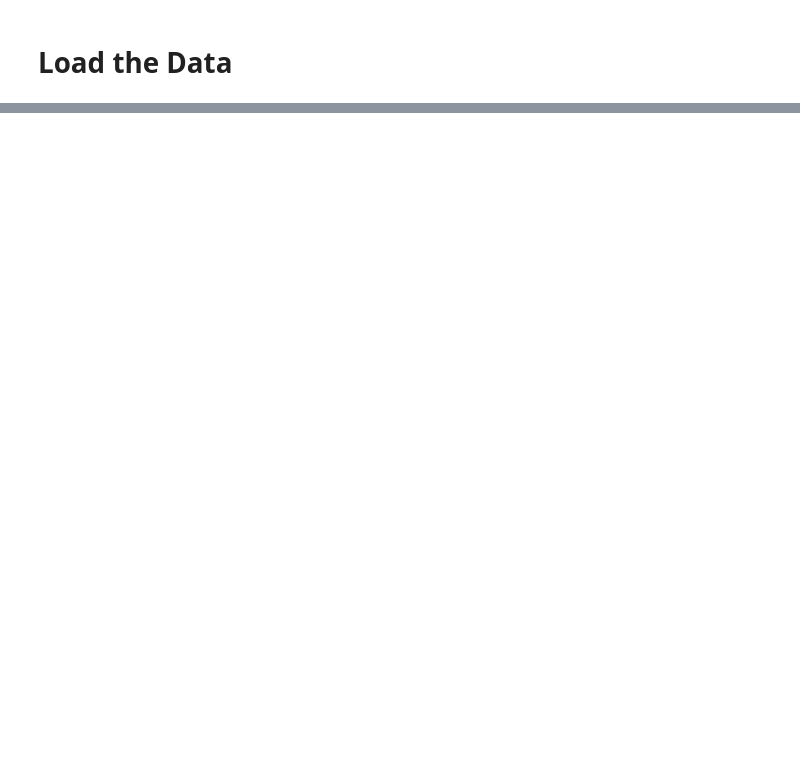
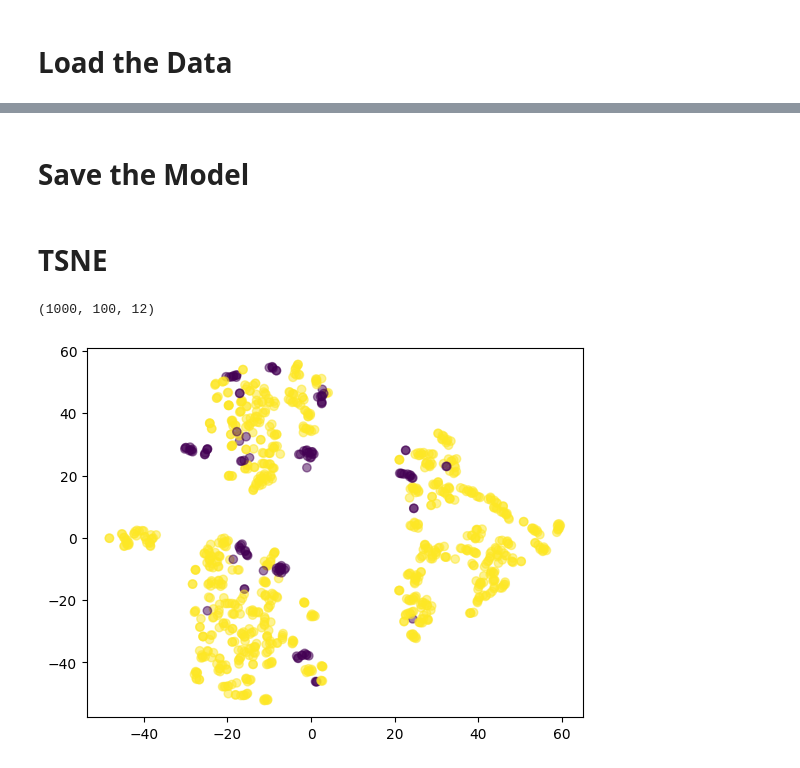
Before and after one commit to raaifhadadi/FYP, a Jupyter notebook: PTB_XL_AE.ipynb, the cells around one changed output, grey strips where cells are left out. Saved outputs shown, nothing was run; the diff lists cells and outputs as text; code cells hidden in the pictures; blank space fills up the shorter version.

```diff
--- a/PTB_XL_AE.ipynb
+++ b/PTB_XL_AE.ipynb
@@ -190,0 +223,2 @@ model.load_weights('model-weights/autoencoder_4.h5')
+# %%
+model.fit(train_dataset, epochs=50, validation_data=val_dataset)
@@ -261,2 +258,0 @@ _________________________________________________________________
-# %%
-train_autoencoder(model, X_train, epochs=5, batch_size=32)
@@ -324,2 +258,0 @@ _________________________________________________________________
-# %%
-train_autoencoder(autoencoder, X_train, epochs=10, batch_size=32)
@@ -335,0 +259,2 @@ InternalError: Exception encountered when calling layer 'lstm_4' (type LSTM).
+# %% [markdown]
+# Save the Model
@@ -335,0 +263,31 @@ InternalError: Exception encountered when calling layer 'lstm_4' (type LSTM).
+# %% [markdown]
+# TSNE
+# %%
+inputs = keras.Input(shape=X_train.shape[1:])
+encoder, X = make_model_cnn(inputs, latent_dim=128)
+encoder_model = keras.Model(inputs=inputs, outputs=encoder)
+
+encoder_model.load_weights('temp/ae1.h5', by_name=True)
+# %%
+# tsne
+from sklearn.manifold import TSNE
+import matplotlib.pyplot as plt
+
+def plot_tsne(model, signals, labels):
+    representations = model(signals)
+    tsne = TSNE(n_components=2, perplexity=20, n_iter=1000)
+    tsne_transformed = tsne.fit_transform(representations)
+    plt.scatter(tsne_transformed[:, 0], tsne_transformed[:, 1], c=labels, cmap='viridis', alpha=0.5)
+    plt.show()
+
+
+labels_Norm = [0 if "NORM" in x else 1 for x in Y_train_text[:1000]]
+labels_Norm = [1 if "NORM" in x else 0 for x in Y_train_text[:1000]]
+# labels_Norm = [0 if len(x)==0 else 1 for x in Z_HB_text[:1000]]
+print(X_train[:1000].shape)
+
+
+plot_tsne(encoder_model, X_train[:1000], labels=labels_Norm)
+# %% [output]
+(1000, 100, 12)
+[figure, added]
```
Also changed, not shown: parts of 24 cells of this notebook.
